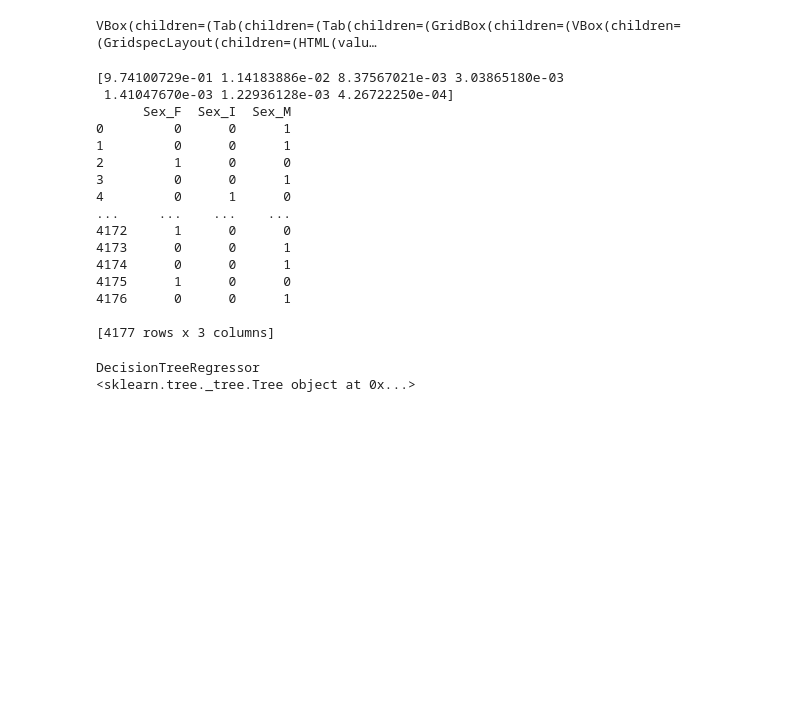
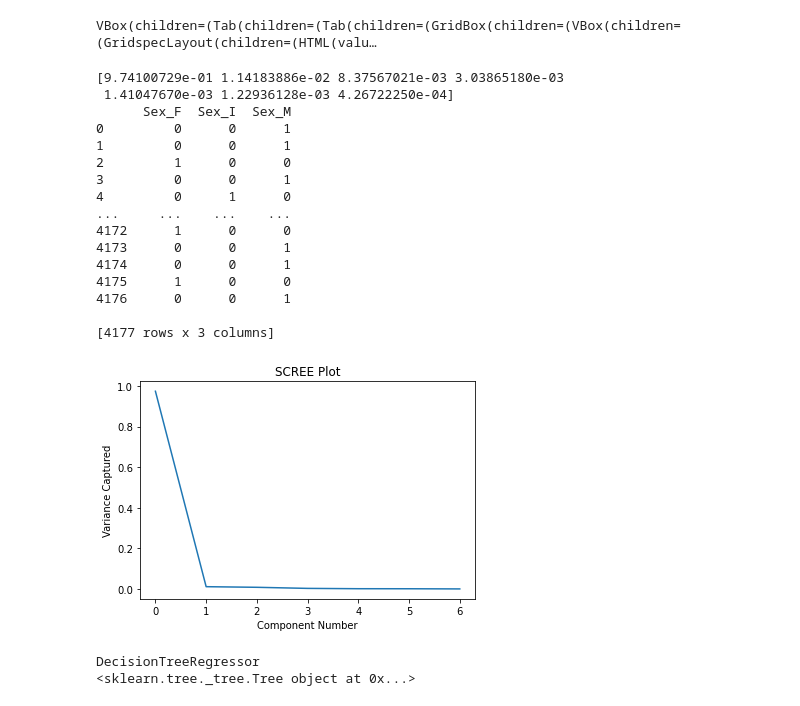
Before and after one commit to marcishak/math5386-ass3, a Jupyter notebook: notebooks/EDA_abalone.ipynb, the cells around one changed output. Cells and saved outputs as stored; diff of their text form; code cells hidden in the pictures; blank space fills up the shorter version.

```diff
--- a/notebooks/EDA_abalone.ipynb
+++ b/notebooks/EDA_abalone.ipynb
@@ -21,34 +21,39 @@ VBox(children=(Tab(children=(Tab(children=(GridBox(children=(VBox(children=(Grid
 # %%
 
 df2 = df.drop(['0','8'], axis=1)
 df3 = MinMaxScaler().fit_transform(df2)
 pca = PCA()
 df3_pca = pca.fit_transform(df2)
-# plt.plot(pca.explained_variance_ratio_)
+plt.plot(pca.explained_variance_ratio_)
+plt.title("SCREE Plot")
+plt.xlabel("Component Number")
+plt.ylabel("Variance Captured")
+plt.savefig("abalone_corr.png")
 print(pca.explained_variance_ratio_) # PCA covers 97.41% of variance across numeric features
 sex = pd.get_dummies(df.iloc[:,0], prefix = "Sex")
 print(sex)
 df4 = pd.concat([sex, pd.Series(df3_pca[:,0], name = 'pca')], axis = 1)
 # df4 = pd.concat([sex, df2], axis = 1)
 df4
 X_train, X_test, y_train, y_test = train_test_split(df4, df.iloc[:,8], test_size = 0.2)
 # %% [output]
 [9.74100729e-01 1.14183886e-02 8.37567021e-03 3.03865180e-03
  1.41047670e-03 1.22936128e-03 4.26722250e-04]
       Sex_F  Sex_I  Sex_M
 0         0      0      1
 1         0      0      1
 2         1      0      0
 3         0      0      1
 4         0      1      0
 ...     ...    ...    ...
 4172      1      0      0
 4173      0      0      1
 4174      0      0      1
 4175      1      0      0
 4176      0      0      1
 
 [4177 rows x 3 columns]
+[figure, added]
 # %%
 from sklearn.tree import DecisionTreeRegressor, plot_tree, DecisionTreeClassifier, export_text, export_graphviz
 # %%
```
Also changed, not shown: 29 other files.
